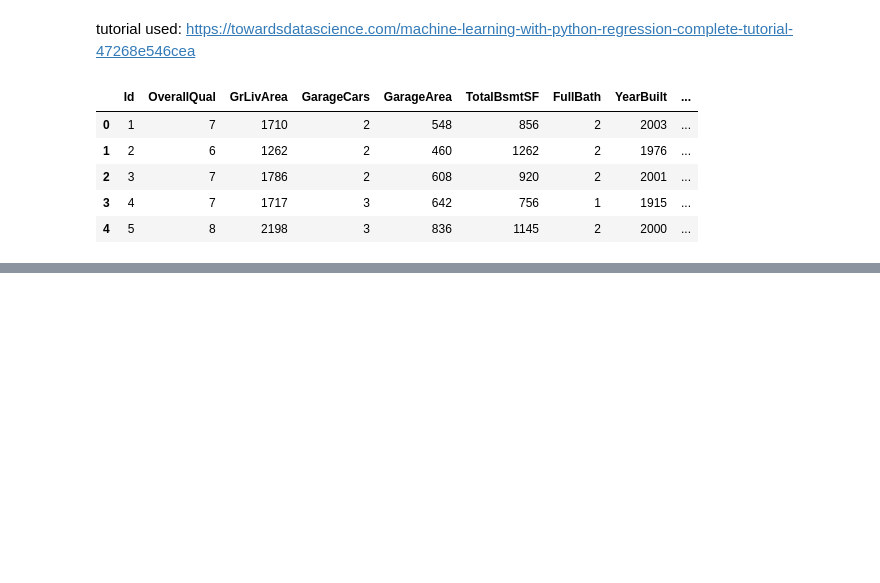
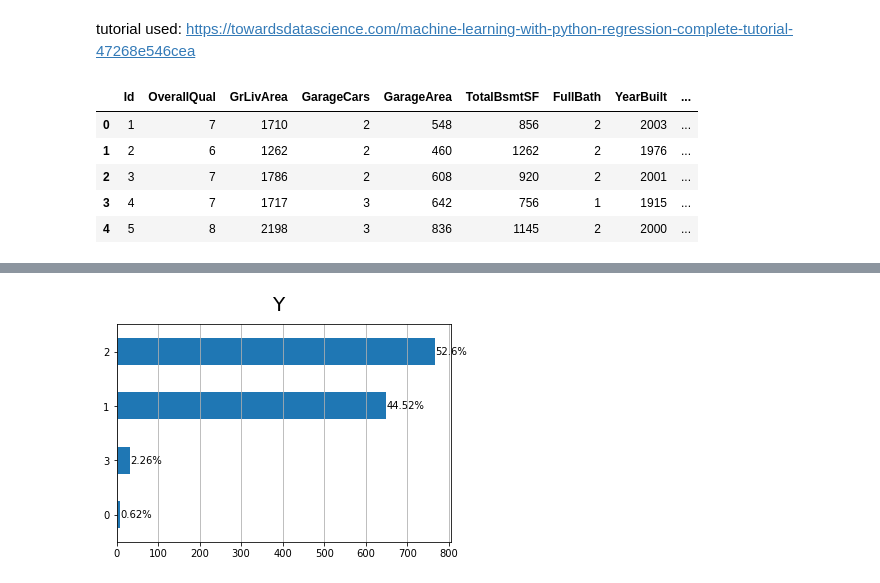
Before and after one commit to ashkmason/house-prices-maching-learning-project, a Jupyter notebook: house_price_machinelearning_project.ipynb, the cells around one changed output, grey strips where cells are left out. Cells and saved outputs as stored; diff of their text form; code cells hidden in the pictures; blank space fills up the shorter version.

```diff
--- a/house_price_machinelearning_project.ipynb
+++ b/house_price_machinelearning_project.ipynb
@@ -37,0 +90,15 @@ dtf.head()
+# %%
+ax = dtf["FullBath"].value_counts().sort_values().plot(kind="barh")
+totals= []
+for i in ax.patches:
+    totals.append(i.get_width())
+total = sum(totals)
+for i in ax.patches:
+     ax.text(i.get_width()+.3, i.get_y()+.20,
+     str(round((i.get_width()/total)*100, 2))+'%',
+     fontsize=10, color='black')
+ax.grid(axis="x")
+plt.suptitle(x, fontsize=20)
+plt.show()
+# %% [output]
+[figure, added]
```
Also changed, not shown: parts of 11 cells of this notebook, 1 other file.
